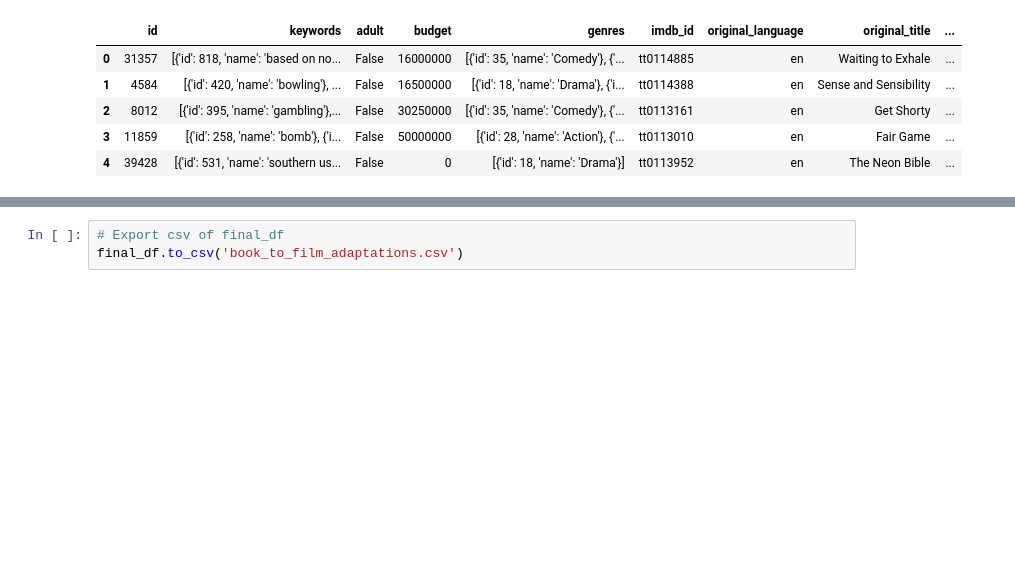
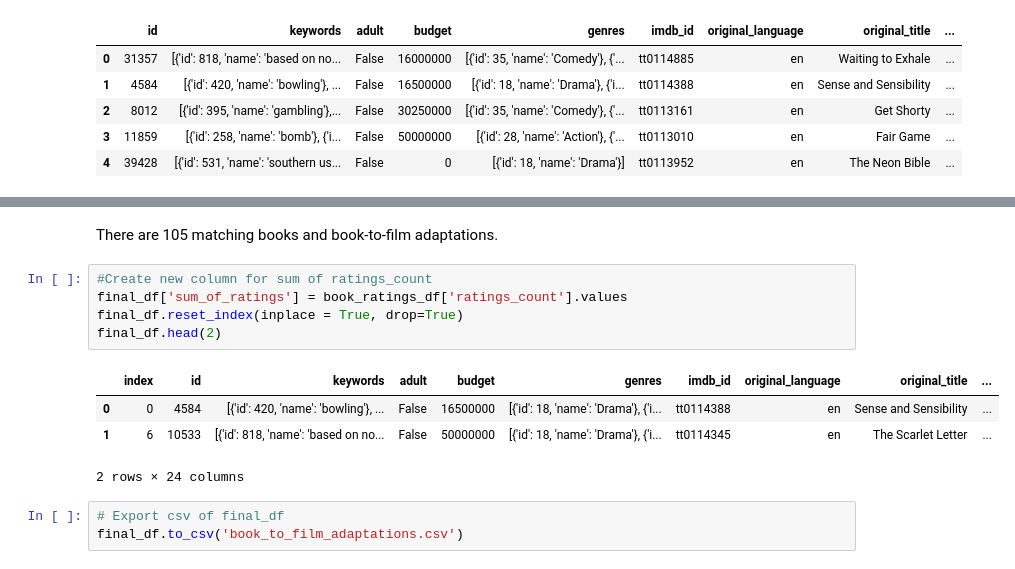
Before and after one commit to laurenemilyto/film_adapatation_success, a Jupyter notebook: Predicting Book to Movie Adaptations.ipynb, the cells around one changed output, grey strips where cells are left out. Cells and saved outputs as stored; diff of their text form; blank space fills up the shorter version.

```diff
--- a/Predicting Book to Movie Adaptations.ipynb
+++ b/Predicting Book to Movie Adaptations.ipynb
@@ -168,3 +215,15 @@ final_df.head()
+# %% [markdown]
+There are 105 matching books and book-to-film adaptations.
+# %%
+#Create new column for sum of ratings_count
+final_df['sum_of_ratings'] = book_ratings_df['ratings_count'].values
+final_df.reset_index(inplace = True, drop=True)
+final_df.head(2)
+# %% [output]
+|  | index | id | keywords | adult | budget | genres | imdb_id | original_language | original_title | ... |
+| 0 | 0 | 4584 | [{'id': 420, 'name': 'bowling'}, ... | False | 16500000 | [{'id': 18, 'name': 'Drama'}, {'i... | tt0114388 | en | Sense and Sensibility | ... |
+| 1 | 6 | 10533 | [{'id': 818, 'name': 'based on no... | False | 50000000 | [{'id': 18, 'name': 'Drama'}, {'i... | tt0114345 | en | The Scarlet Letter | ... |
+2 rows × 24 columns
 # %%
 # Export csv of final_df
 final_df.to_csv('book_to_film_adaptations.csv')
```
Also changed, not shown: parts of 8 cells of this notebook, 1 other file.
